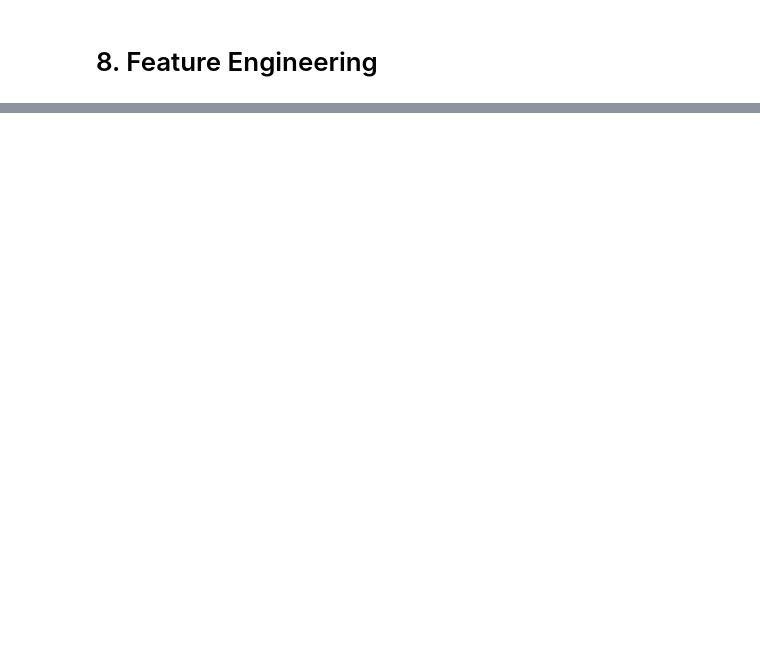
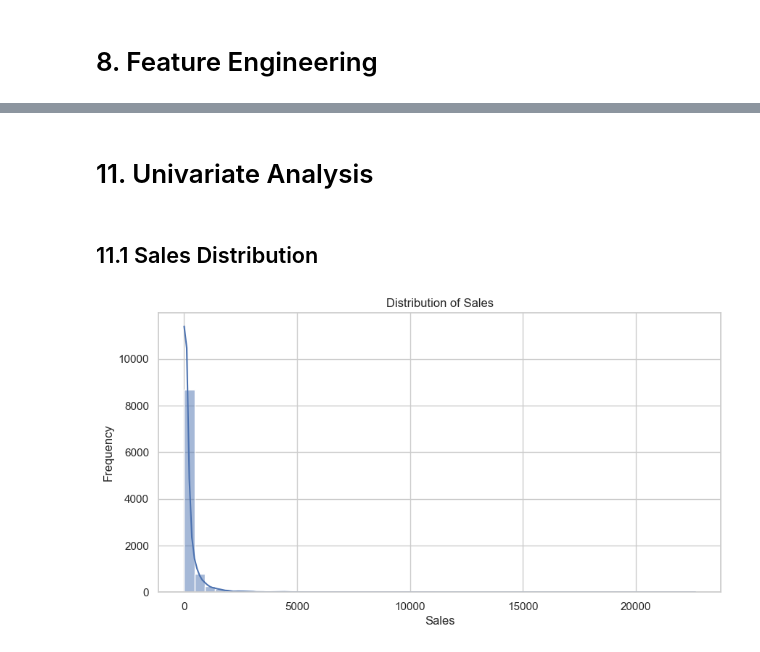
Before and after one commit to soneca3101/superstore-business-eda, a Jupyter notebook: superstore-business-eda/notebooks/business_eda_superstore.ipynb, the cells around one changed output, grey strips where cells are left out. Saved outputs shown, nothing was run; the diff lists cells and outputs as text; code cells hidden in the pictures; blank space fills up the shorter version.

```diff
--- a/superstore-business-eda/notebooks/business_eda_superstore.ipynb
+++ b/superstore-business-eda/notebooks/business_eda_superstore.ipynb
@@ -218,0 +241,12 @@ df["profit_margin"] = np.where(
+# %%
+def classify_discount(discount):
+    if discount == 0:
+        return "No discount"
+    elif discount <= 0.10:
+        return "Low discount"
+    elif discount <= 0.30:
+        return "Medium discount"
+    else:
+        return "High discount"
+
+df["discount_tier"] = df["discount"].apply(classify_discount)
@@ -218,0 +255,6 @@ df["profit_margin"] = np.where(
+# %%
+df["order_year"] = df["order_date"].dt.year
+df["order_month"] = df["order_date"].dt.month
+df["order_month_name"] = df["order_date"].dt.month_name()
+df["order_quarter"] = df["order_date"].dt.to_period("Q").astype(str)
+df["year_month"] = df["order_date"].dt.to_period("M").astype(str)
@@ -218,0 +263,2 @@ df["profit_margin"] = np.where(
+# %%
+df["profit_status"] = np.where(df["profit"] >= 0, "Profitable", "Unprofitable")
@@ -218,0 +321,13 @@ df["profit_margin"] = np.where(
+# %% [markdown]
+# 11. Univariate Analysis
+# %% [markdown]
+## 11.1 Sales Distribution
+# %%
+plt.figure(figsize=(10, 5))
+sns.histplot(df["sales"], bins=50, kde=True)
+plt.title("Distribution of Sales")
+plt.xlabel("Sales")
+plt.ylabel("Frequency")
+plt.show()
+# %% [output]
+[figure, added]
```
Also changed, not shown: parts of 39 cells of this notebook, 3 other files.
